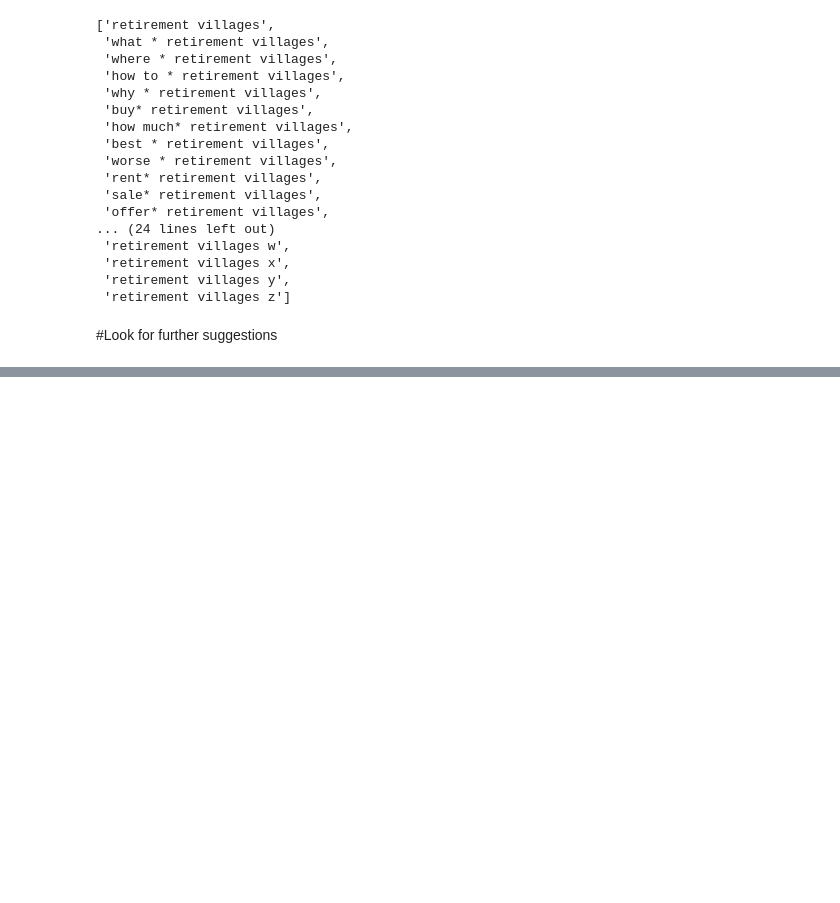
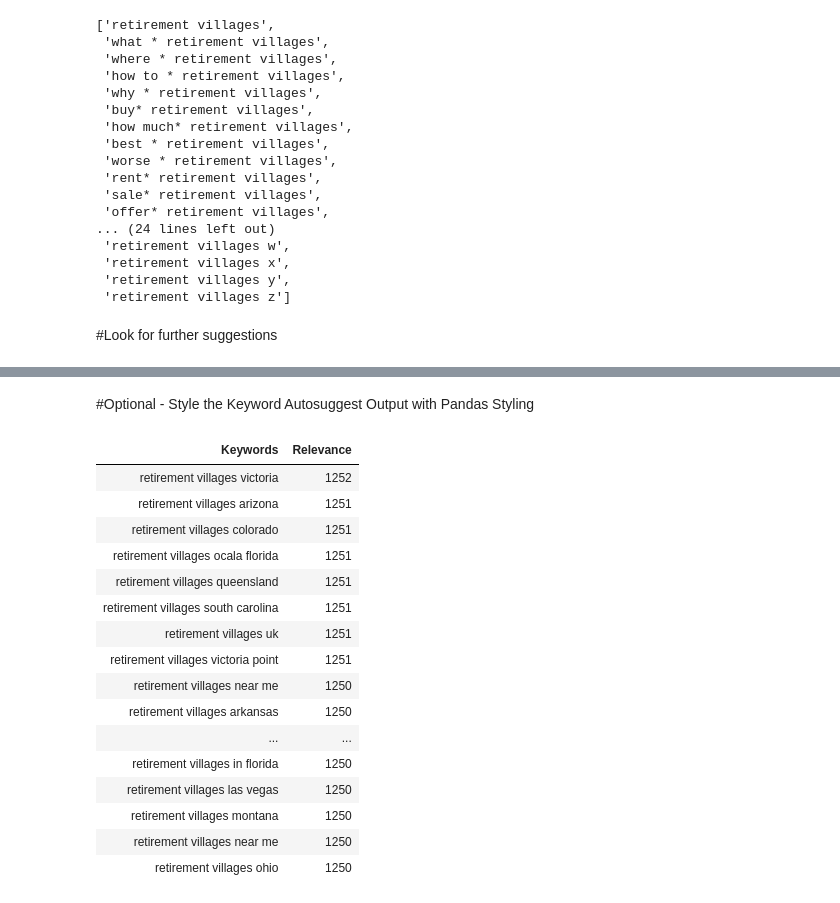
Before and after one commit to simodepth/Autosuggest-Keywords, a Jupyter notebook: Google_Autosuggest_with_Python.ipynb, the cells around one changed output, grey strips where cells are left out. Cells and saved outputs as stored; diff of their text form; code cells hidden in the pictures; blank space fills up the shorter version.

```diff
--- a/Google_Autosuggest_with_Python.ipynb
+++ b/Google_Autosuggest_with_Python.ipynb
@@ -205,0 +231,42 @@ expanded_results
+# %% [markdown]
+#Optional - Style the Keyword Autosuggest Output with Pandas Styling
+# %%
+#@title Style Pandas tables with CSS
+expanded_results_df = pd.read_csv('/content/keywords.csv') ] # you need to paste the file path from the previously saved data frame
+selection = ['Keywords','Relevance']
+df = expanded_results_df[selection]
+df.head(20).style.set_table_styles(
+[{'selector': 'th',
+  'props': [('background', '#7CAE00'),
+            ('color', 'white'),
+            ('font-family', 'verdana')]},
+
+ {'selector': 'td',
+  'props': [('font-family', 'verdana')]},
+
+ {'selector': 'tr:nth-of-type(odd)',
+  'props': [('background', '#DCDCDC')]},
+
+ {'selector': 'tr:nth-of-type(even)',
+  'props': [('background', 'white')]},
+
+]
+).hide_index()
+# %% [output]
+| Keywords | Relevance |
+| retirement villages victoria | 1252 |
+| retirement villages arizona | 1251 |
+| retirement villages colorado | 1251 |
+| retirement villages ocala florida | 1251 |
+| retirement villages queensland | 1251 |
+| retirement villages south carolina | 1251 |
+| retirement villages uk | 1251 |
+| retirement villages victoria point | 1251 |
+| retirement villages near me | 1250 |
+| retirement villages arkansas | 1250 |
+| ... | ... |
+| retirement villages in florida | 1250 |
+| retirement villages las vegas | 1250 |
+| retirement villages montana | 1250 |
+| retirement villages near me | 1250 |
+| retirement villages ohio | 1250 |
```
Also changed, not shown: parts of 9 cells of this notebook.
